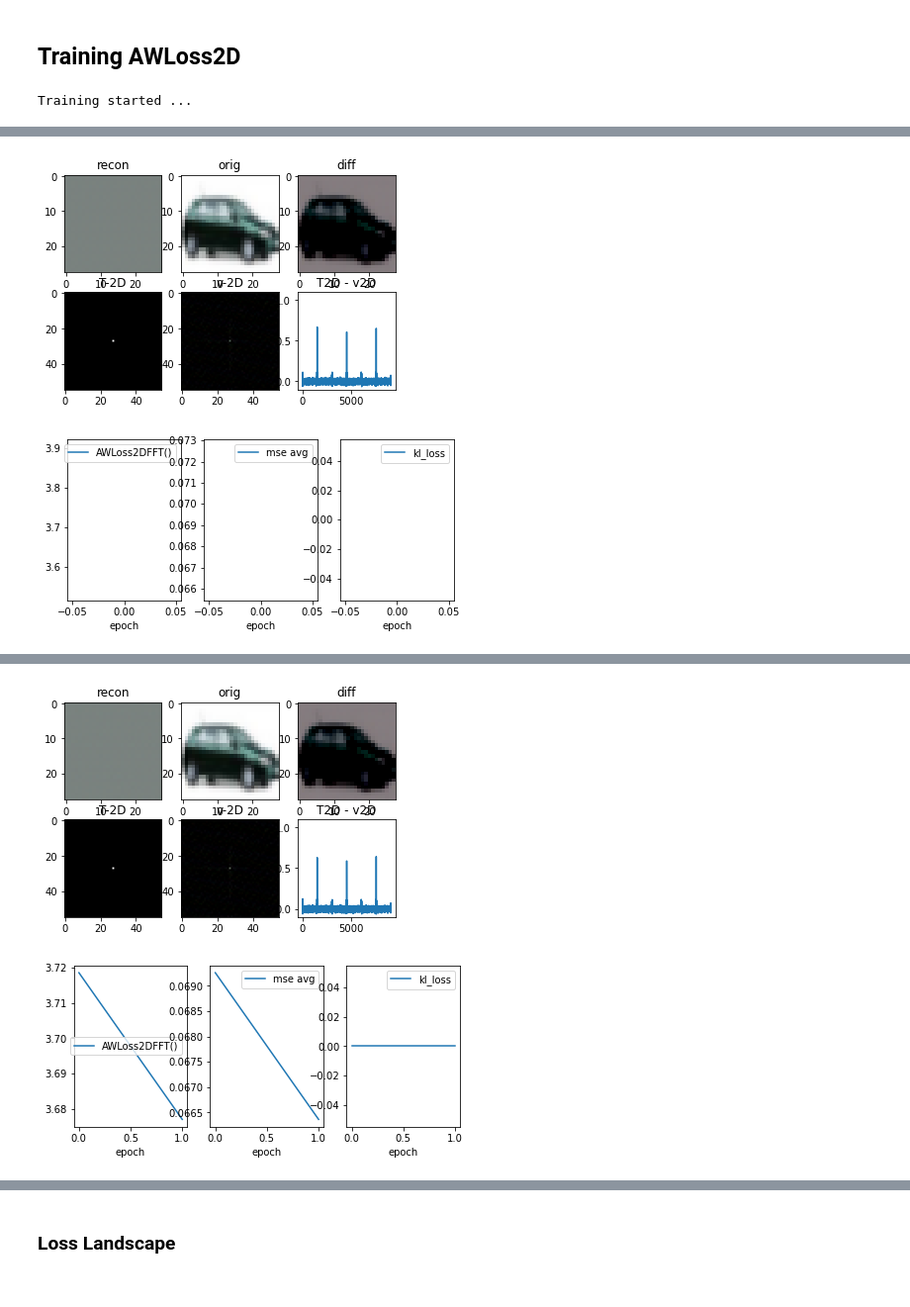
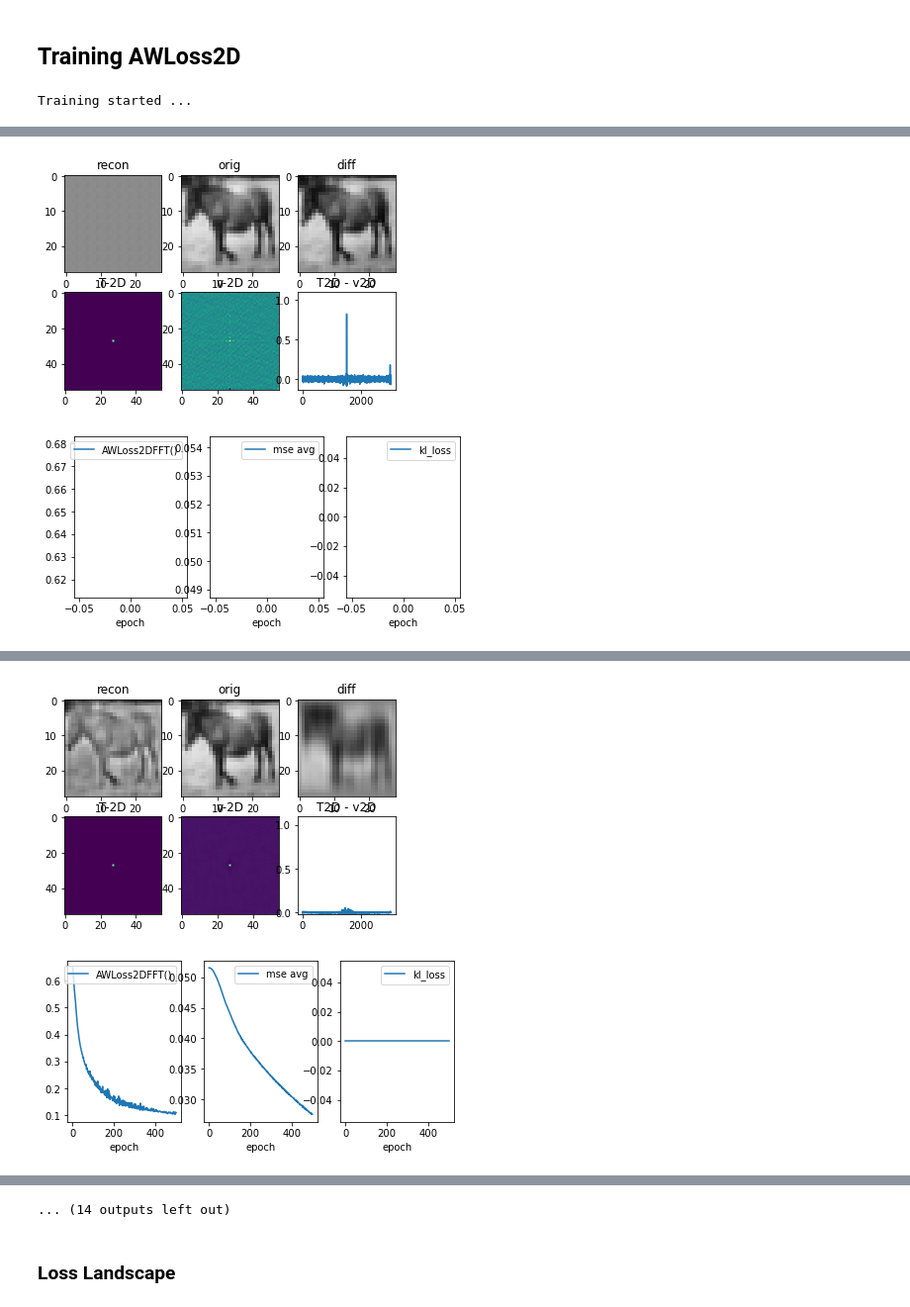
Before and after one commit to dpelacani/WienerLoss, a Jupyter notebook: examples/autoencoder/cifar_ae.ipynb, the cells around one changed output, grey strips where cells are left out. Shown at 99% size. Drawn from its saved outputs; the diff is of its cells as text; code cells hidden in the pictures.

```diff
--- a/examples/autoencoder/cifar_ae.ipynb
+++ b/examples/autoencoder/cifar_ae.ipynb
@@ -27,12 +30,12 @@ torch.autograd.set_detect_anomaly(True)
 
 
 # Set training static parameters and hyperparameters
-nepochs=2
+nepochs=100
 dims_latent = 32
 learning_rate=1e-3
 batch_size=16
 device=set_device("cuda", 0)
-train_size=0.00108
+train_size=0.00108/64
 
 # Losses
 l2loss    = nn.MSELoss(reduction="sum")
@@ -46,7 +49,7 @@ No GPU available! Running on CPU
 # Train Transforms
 train_transform = Compose([
     Resize(28),
-    # Grayscale(),
+    Grayscale(),
 ])
 
 # Datasets and dataloaders
@@ -124,6 +168,6 @@ N/A% (0 of 2) |                          | Elapsed Time: 0:00:00 ETA:  --:--:--C
 # %%
 model = model_instance()
 optimizer = torch.optim.Adam(model.parameters(), lr=learning_rate)
-train_model(model, optimizer, train_loader, awi1D, nepochs, log_frequency=20, sample=X, device=device, gradflow=False)
+train_model(model, optimizer, train_loader, awi1D, nepochs*25, log_frequency=20*25, sample=X, device=device, gradflow=False)
 # %% [output]
 Training started ...
@@ -150,6 +230,6 @@ N/A% (0 of 2) |                          | Elapsed Time: 0:00:00 ETA:  --:--:--C
 # %%
 model = model_instance()
 optimizer = torch.optim.Adam(model.parameters(), lr=learning_rate)
-train_model(model, optimizer, train_loader, awi2D, nepochs, log_frequency=20, sample=X, device=device, gradflow=False)
+train_model(model, optimizer, train_loader, awi2D, nepochs*25, log_frequency=20*25, sample=X, device=device, gradflow=False)
 # %% [output]
 Training started ...
@@ -160,2 +239,2 @@ Clipping input data to the valid range for imshow with RGB data ([0..1] for floa
-[figure, old version]
+[figure, new version]
-[figure, old version]
+[figure, new version]
@@ -166,2 +260,2 @@ Clipping input data to the valid range for imshow with RGB data ([0..1] for floa
-[figure, old version]
+[figure, new version]
-[figure, old version]
+[figure, new version]
@@ -169,3 +282,4 @@ Clipping input data to the valid range for imshow with RGB data ([0..1] for floa
+... (14 outputs left out)
 # %% [markdown]
 ### Loss Landscape
 # %%
```
Also changed, not shown: parts of 6 cells of this notebook, 1 other file.
